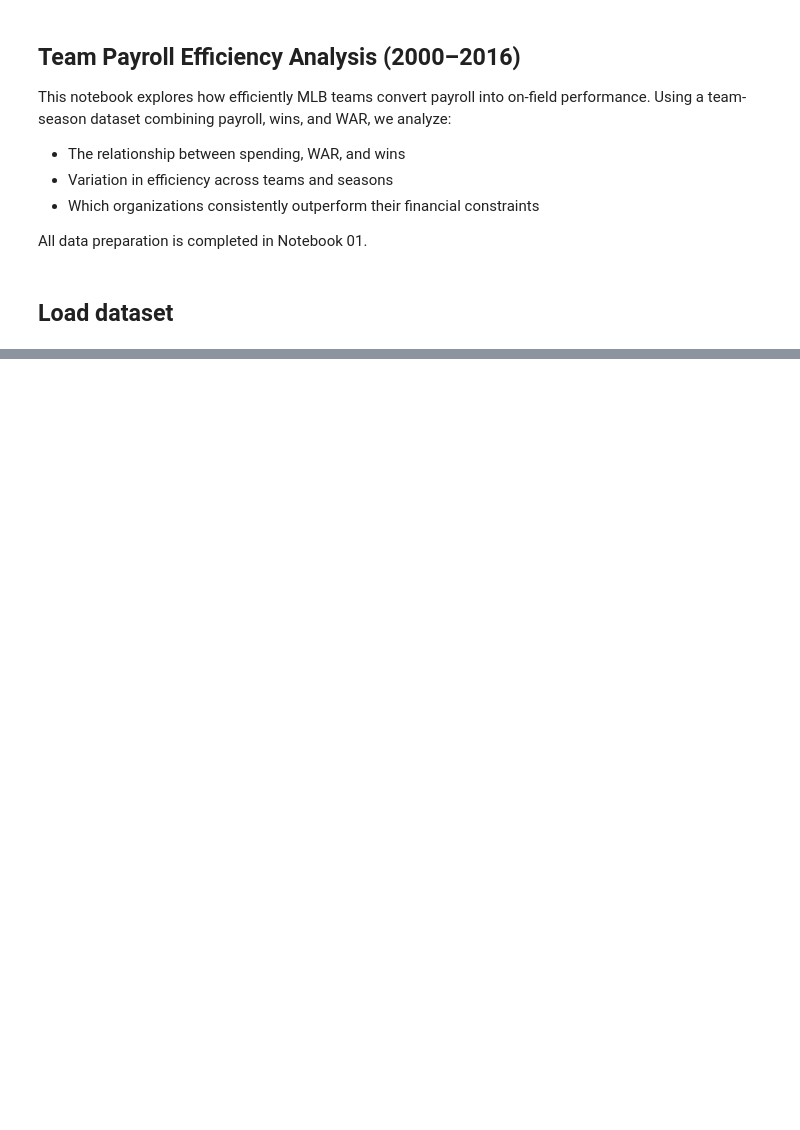
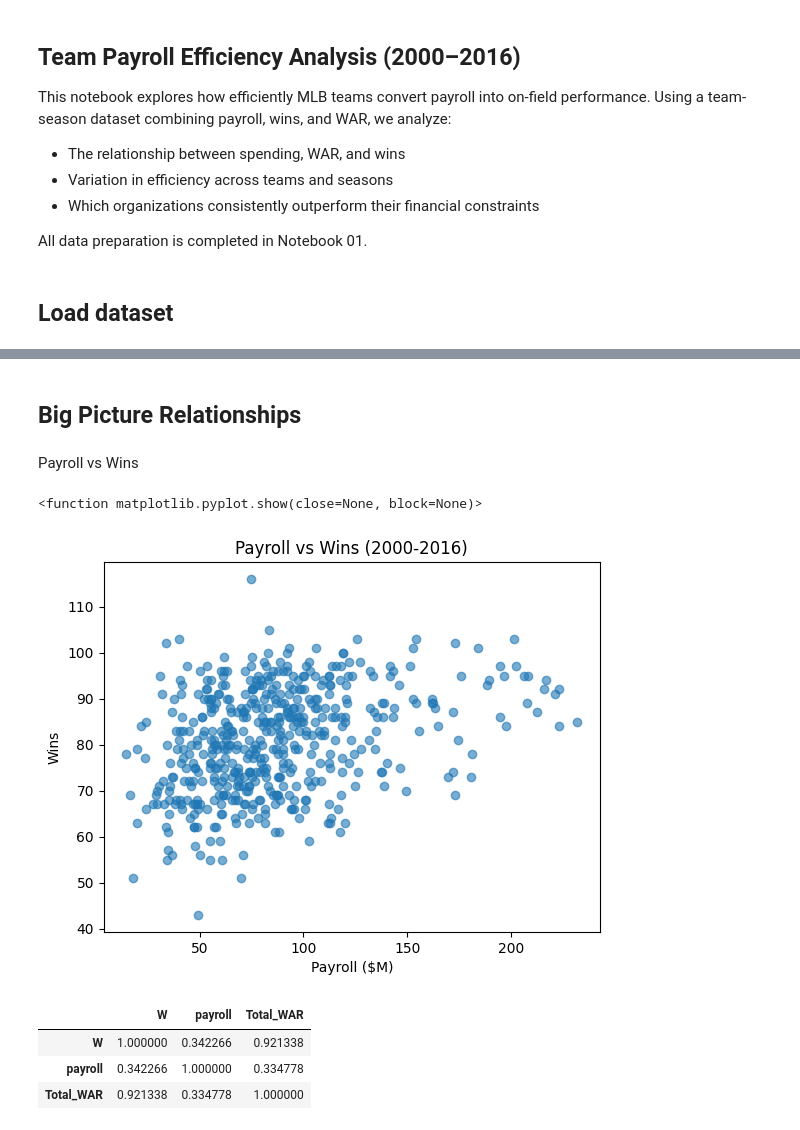
Before and after one commit to matchu46/MLB-Team-Construction---Win-Efficiency, a Jupyter notebook: notebooks/02_team_efficiency_analysis.ipynb, the cells around one changed output, grey strips where cells are left out. Saved outputs shown, nothing was run; the diff lists cells and outputs as text; code cells hidden in the pictures; blank space fills up the shorter version.

```diff
--- a/notebooks/02_team_efficiency_analysis.ipynb
+++ b/notebooks/02_team_efficiency_analysis.ipynb
@@ -26,0 +44,21 @@ df.head()
+# %% [markdown]
+## Big Picture Relationships
+# %% [markdown]
+Payroll vs Wins
+# %%
+plt.figure()
+plt.scatter(df["payroll"]/1e6, df["W"], alpha=0.6)
+plt.xlabel("Payroll ($M)")
+plt.ylabel("Wins")
+plt.title("Payroll vs Wins (2000-2016)")
+plt.show
+# %% [output]
+<function matplotlib.pyplot.show(close=None, block=None)>
+[figure, added]
+# %%
+df[["W", "payroll", "Total_WAR"]].corr()
+# %% [output]
+|  | W | payroll | Total_WAR |
+| W | 1.000000 | 0.342266 | 0.921338 |
+| payroll | 0.342266 | 1.000000 | 0.334778 |
+| Total_WAR | 0.921338 | 0.334778 | 1.000000 |
```
Also changed, not shown: parts of 12 cells of this notebook.
